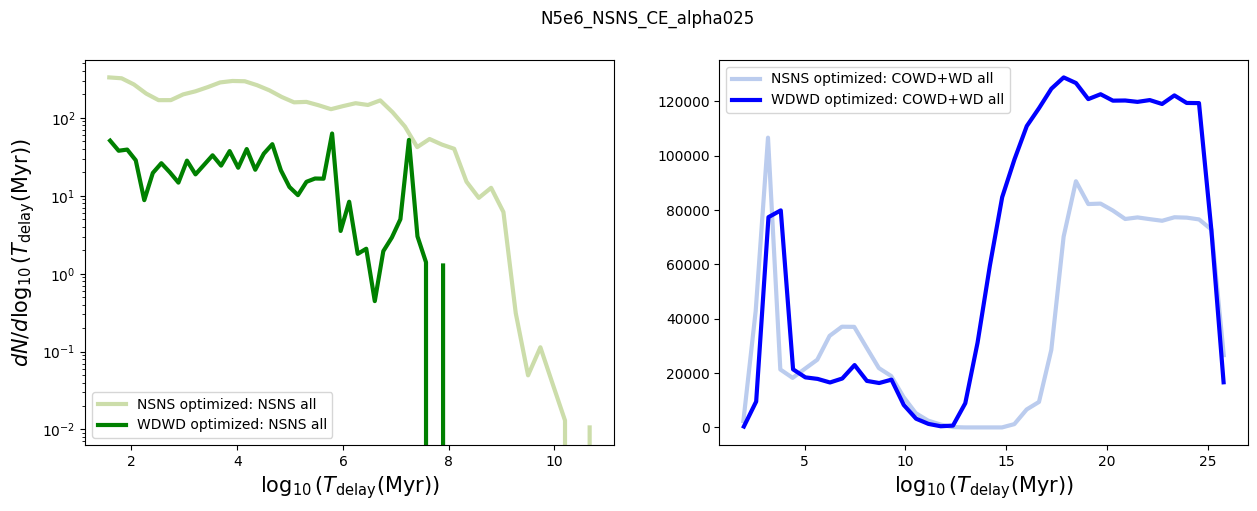
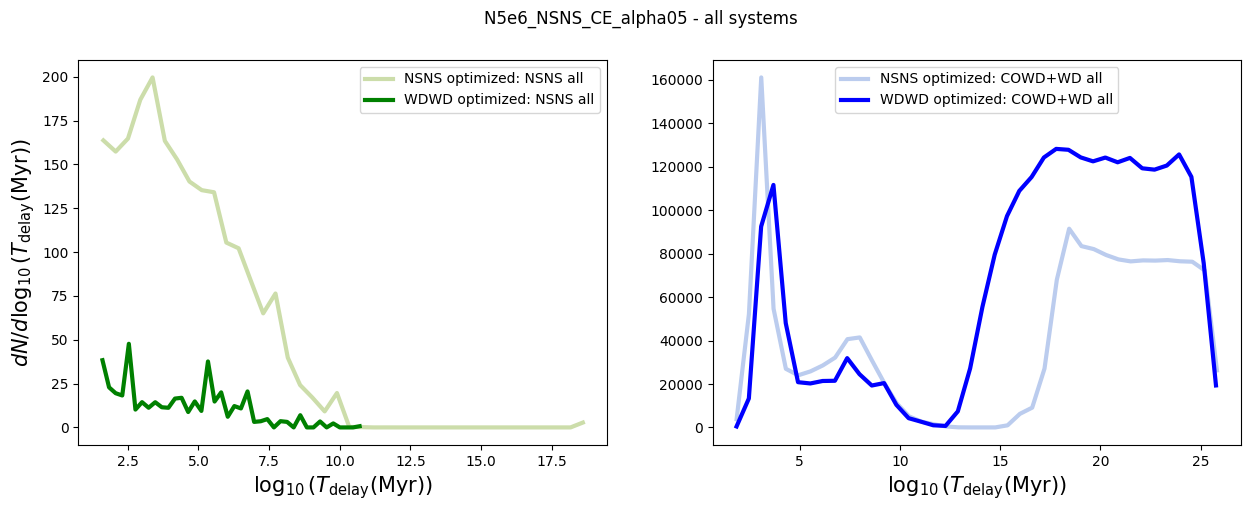
The change to this notebook cell's code, shown as a diff; its figure went from the first image to the second:
--- before
+++ after
@@ -23,5 +23,5 @@
 
 axs[0].legend()
-axs[0].set_yscale('log')
+# axs[0].set_yscale('log')
 # axs[0].set_ylim(10**-2, 10**3)
 
@@ -45,5 +45,5 @@
 axs[1].set_xlabel(r'$\log_{10}(T_{\mathrm{delay}}(\mathrm{Myr}))$', fontsize=15)
 
-axs[1].legend(loc='upper left')
+axs[1].legend(loc='upper center')
 
-fig.suptitle('N5e6_NSNS_CE_alpha025')
+fig.suptitle('N5e6_NSNS_CE_alpha05 - all systems')

Commit: delay time dist